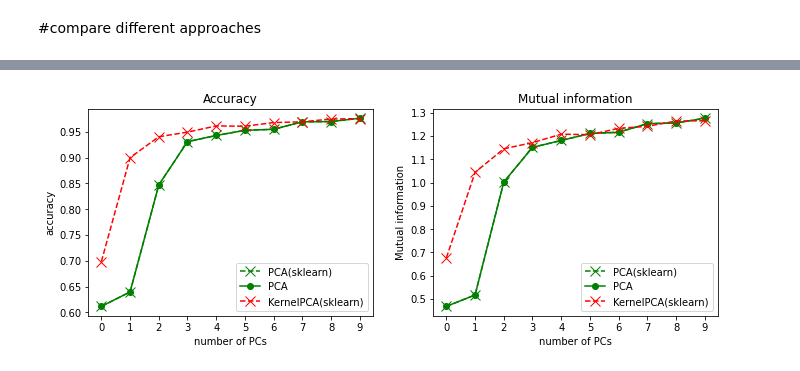
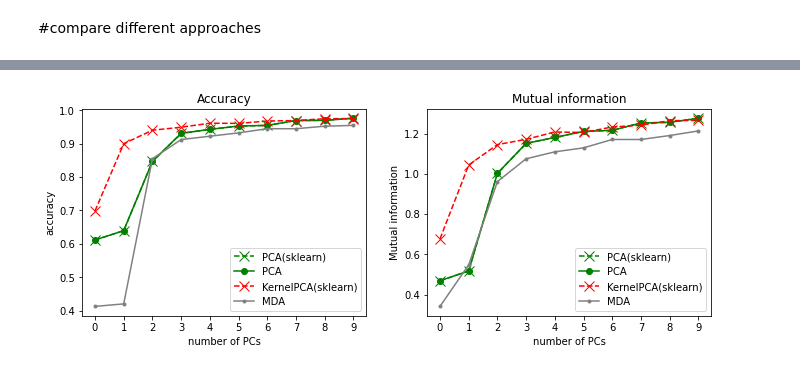
Before and after one commit to ansuini/dottorato_AI_area, a Jupyter notebook: Ex2/compare_results.ipynb, the cells around one changed output, grey strips where cells are left out. Cells and saved outputs as stored; diff of their text form; code cells hidden in the pictures.

```diff
--- a/Ex2/compare_results.ipynb
+++ b/Ex2/compare_results.ipynb
@@ -9,16 +9,5 @@ metrics_pca =       pd.read_csv('metrics_PCA.csv')
 #metrics_kpca =      pd.read_csv('metrics_KernelPCA.csv')
 metrics_pca_sk =    pd.read_csv('metrics_PCA_sk.csv')
 metrics_kpca_sk =   pd.read_csv('metrics_KernelPCA_sk.csv')
-
-accuracy = metrics_pca[['PCs', 'PCA_accuracy']]
-#accuracy['KPCA_accuracy'] =   metrics_kpca['KPCA_accuracy']
-accuracy['PCA_sk_accuracy'] =   metrics_pca_sk['PCA_sk_accuracy']
-accuracy['KPCA_sk_accuracy'] =  metrics_kpca_sk['KPCA_sk_accuracy']
-
-
-mi = metrics_pca[['PCs', 'PCA_mutual_info']]
-#accuracy['KPCA_accuracy'] =   metrics_kpca['KPCA_accuracy']
-mi['PCA_sk_mutual_info'] =   metrics_pca_sk['PCA_sk_mutual_info']
-mi['KPCA_sk_mutual_info'] =  metrics_kpca_sk['KPCA_sk_mutual_info']
-mi
+metrics_MDS =       pd.read_csv('metrics_MDS.csv')
 # %% [output]
@@ -35,0 +25,14 @@ mi
+# %%
+accuracy = metrics_pca[['PCs', 'PCA_accuracy']]
+#accuracy['KPCA_accuracy'] =   metrics_kpca['KPCA_accuracy']
+accuracy['PCA_sk_accuracy'] =   metrics_pca_sk['PCA_sk_accuracy']
+accuracy['KPCA_sk_accuracy'] =  metrics_kpca_sk['KPCA_sk_accuracy']
+accuracy['MDS_accuracy'] =  metrics_MDS['MDS_accuracy']
+# %%
+mi = metrics_pca[['PCs', 'PCA_mutual_info']]
+#accuracy['KPCA_accuracy'] =   metrics_kpca['KPCA_accuracy']
+mi['PCA_sk_mutual_info'] =   metrics_pca_sk['PCA_sk_mutual_info']
+mi['KPCA_sk_mutual_info'] =  metrics_kpca_sk['KPCA_sk_mutual_info']
+mi['MDS_mutual_info'] =  metrics_MDS['MDS_mutual_info']
+
+mi
@@ -36,24 +51,26 @@ mi
 # %%
 pcs = [str(i) for i in range(accuracy.shape[0])]
-handles=[ 'PCA(sklearn)','PCA', 'KernelPCA(sklearn)']
+handles=[ 'PCA(sklearn)','PCA', 'KernelPCA(sklearn)', "MDA"]
 
 fig, ax = plt.subplots(1, 2, figsize=(10, 4))
 fig.tight_layout(pad=3)
 
 ax[0].plot(pcs, accuracy.PCA_sk_accuracy,    color='green', marker='x', markersize=10, linestyle='dashed')
 ax[0].plot(pcs, accuracy.PCA_accuracy,  color='green', marker='o')
 ax[0].plot(pcs, accuracy.KPCA_sk_accuracy,    color='red', marker='x', markersize=10, linestyle='dashed')
+ax[0].plot(pcs, accuracy.MDS_accuracy,    color='gray', marker='.')
 #ax[0].plot(pcs, accuracy.KPCA_accuracy,    color='red', marker='o')
 
 ax[0].set(title='Accuracy', ylabel='accuracy', xlabel='number of PCs')
 ax[0].legend(handles)
 
 ax[1].plot(pcs, mi.PCA_sk_mutual_info,    color='green', marker='x', markersize=10, linestyle='dashed')
 ax[1].plot(pcs, mi.PCA_mutual_info,  color='green', marker='o')
 ax[1].plot(pcs, mi.KPCA_sk_mutual_info,    color='red', marker='x', markersize=10, linestyle='dashed')
+ax[1].plot(pcs, mi.MDS_mutual_info,    color='gray', marker='.')
 #ax[1].plot(pcs, mi.KPCA_mutual_info,    color='red', marker='o')
 ax[1].set(title='Mutual information', ylabel='Mutual information', xlabel='number of PCs')
 ax[1].legend(handles)
 plt.show()
 # %% [output]
-[figure, old version]
+[figure, new version]
```
Also changed, not shown: parts of 2 cells of this notebook, 19 other files.
